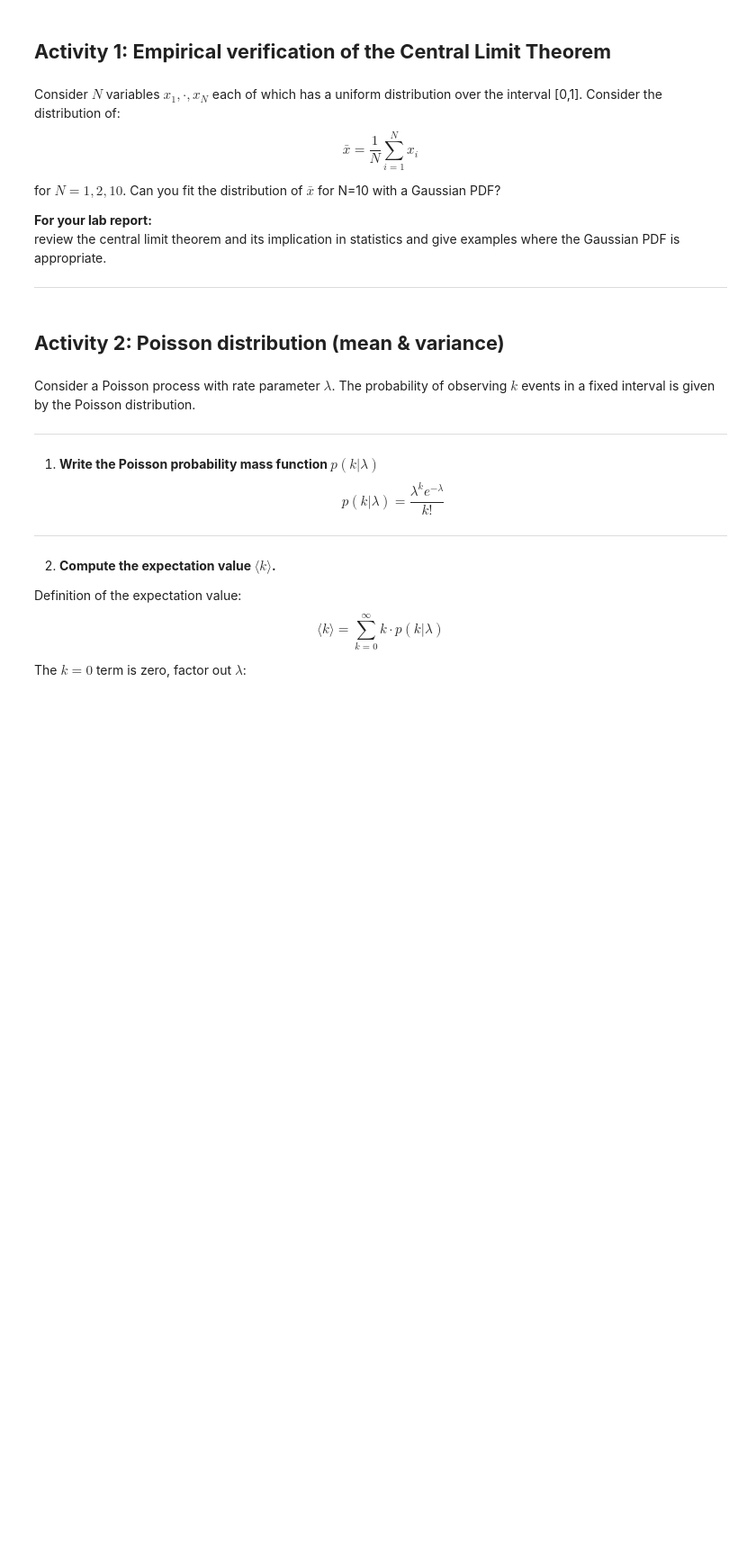
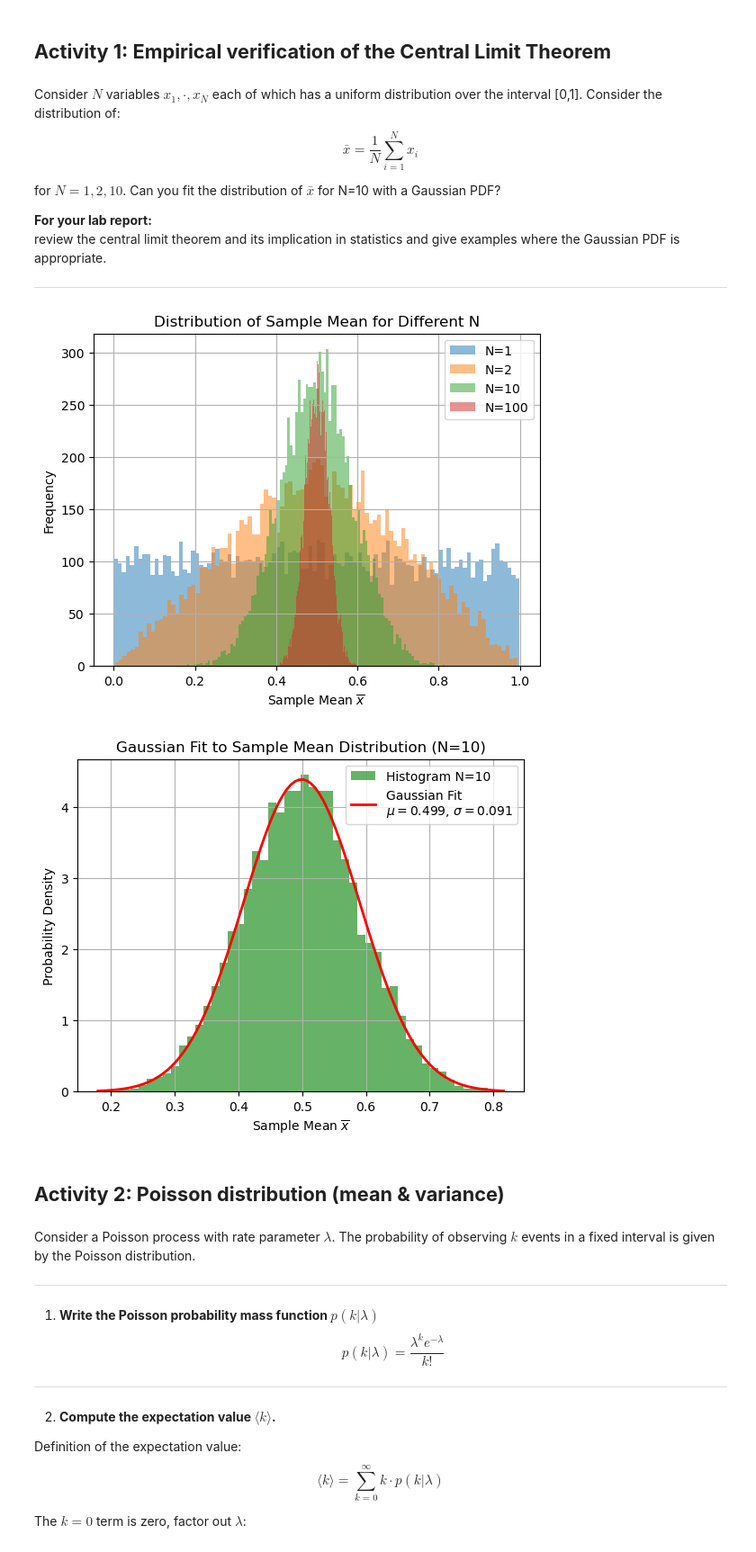
Before and after one commit to breckmeagher/statistics-and-data-analysis, a Jupyter notebook: work-in-progress/homework2_running.ipynb, the cells around one changed output. Shown at 90% size. Drawn from its saved outputs; the diff is of its cells as text; code cells hidden in the pictures; blank space fills up the shorter version.

```diff
--- a/work-in-progress/homework2_running.ipynb
+++ b/work-in-progress/homework2_running.ipynb
@@ -30,6 +30,52 @@ for $N=1,2,10$. Can you fit the distribution of $\bar{x}$ for N=10 with a Gaussi
 review the central limit theorem and its implication in statistics and give examples where the Gaussian PDF is appropriate.
 
 ---
+# %%
+from scipy.stats import norm
+
+# Empirical verification for N=1, 2, 10
+sample_size = 10000
+
+
+def gen_data(N, size):
+    return [np.mean(np.random.uniform(0, 1, N)) for _ in range(size)]
+
+means_N = []
+for n in [1, 2, 10, 100]:
+    means_N.append(gen_data(n, sample_size))
+
+means_N1, means_N2, means_N10, means_N100 = means_N
+
+num_bins = bins=int(np.sqrt(sample_size))
+
+plt.hist(means_N1, bins=num_bins, alpha=0.5, label='N=1')
+plt.hist(means_N2, bins=num_bins, alpha=0.5, label='N=2')
+plt.hist(means_N10, bins=num_bins, alpha=0.5, label='N=10')
+plt.hist(means_N100, bins=num_bins, alpha=0.5, label='N=100')
+plt.xlabel(r'Sample Mean $\overline{x}$')
+plt.ylabel('Frequency')
+plt.title('Distribution of Sample Mean for Different N')
+plt.grid()
+plt.legend()
+plt.show()
+
+# Fit N=10 sample means with a Gaussian PDF
+
+mu, std = norm.fit(means_N10)
+x = np.linspace(min(means_N10), max(means_N10), 100)
+pdf = norm.pdf(x, mu, std)
+
+plt.hist(means_N10, bins=50, density=True, alpha=0.6, color='g', label='Histogram N=10')
+plt.plot(x, pdf, 'r-', lw=2, label=f'Gaussian Fit\n$\mu={mu:.3f}$, $\sigma={std:.3f}$')
+plt.xlabel(r'Sample Mean $\overline{x}$')
+plt.ylabel('Probability Density')
+plt.title('Gaussian Fit to Sample Mean Distribution (N=10)')
+plt.grid()
+plt.legend()
+plt.show()
+# %% [output]
+[figure, added]
+[figure, added]
 # %% [markdown]
 ## **Activity 2: Poisson distribution (mean & variance)**
 # %% [markdown]
```
Also changed, not shown: parts of 7 cells of this notebook.
